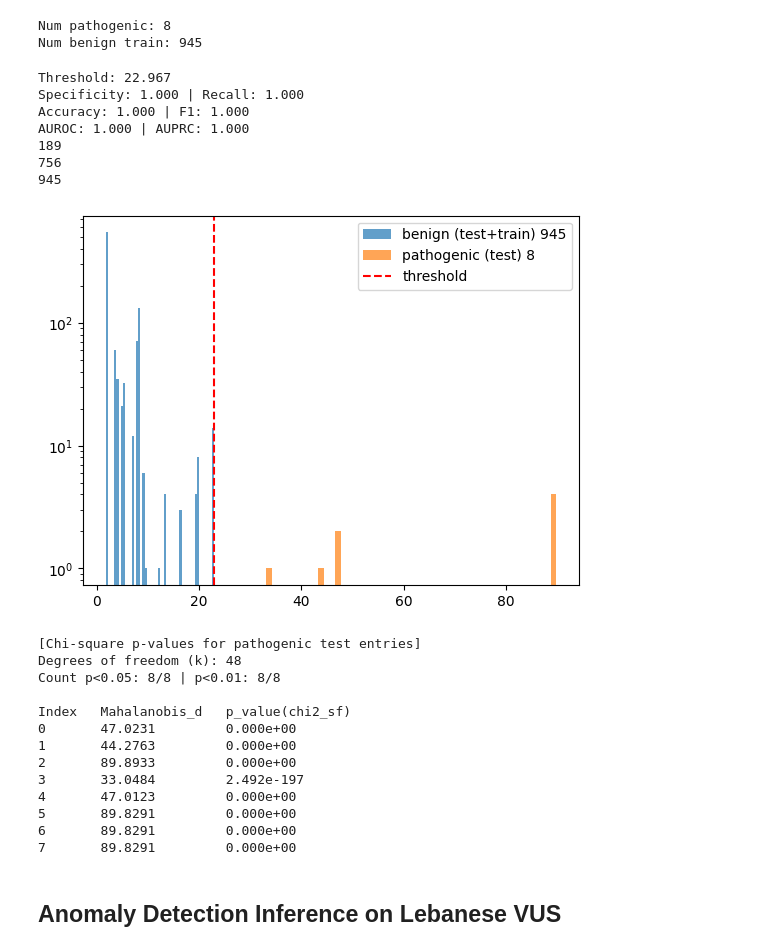
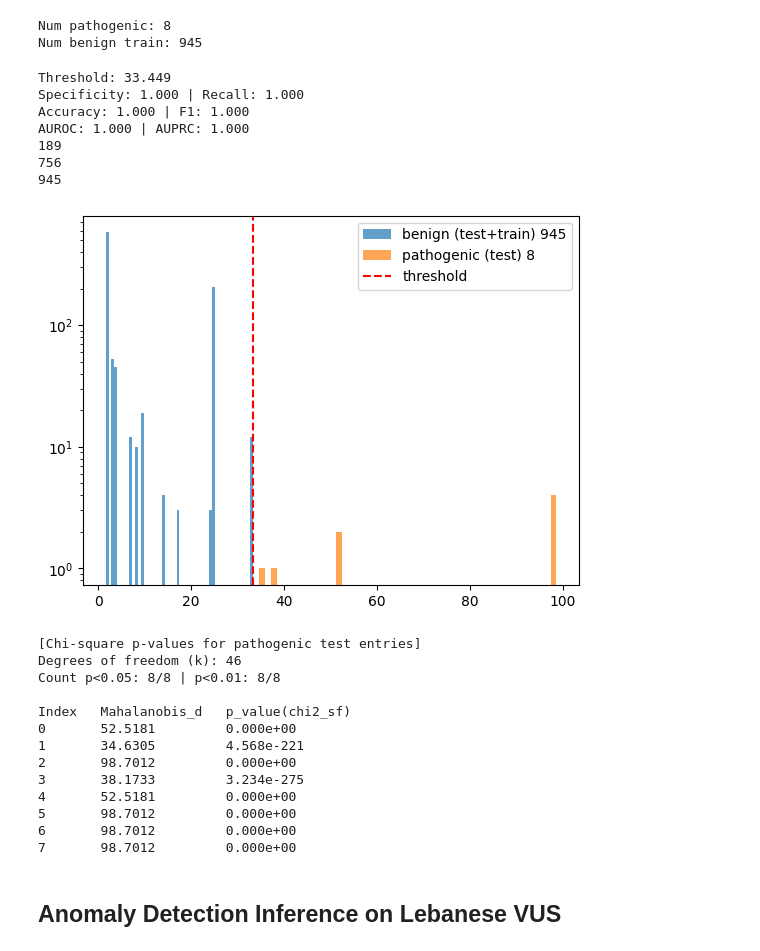
Before and after one commit to zeinshehab/BRCA1_VUS_Classification, a Jupyter notebook: model.ipynb, the cells around one changed output. Saved outputs shown, nothing was run; the diff lists cells and outputs as text; code cells hidden in the pictures.

```diff
--- a/model.ipynb
+++ b/model.ipynb
@@ -71,5 +72,5 @@ X_train, X_test, y_train, y_test = train_test_split(X, y, test_size=0.2, random_
 X_train.replace("999", np.nan, inplace=True)
 X_test.replace("999", np.nan, inplace=True)
 vus_test.replace("999", np.nan, inplace=True)
-X_train_benign.replace("999", np.nan, inplace=True)
-X_test_pathogenic.replace("999", np.nan, inplace=True)
+X_benign.replace("999", np.nan, inplace=True)
+X_pathogenic.replace("999", np.nan, inplace=True)
@@ -317,8 +327,7 @@ def cross_validate_models(
 # %%
 preprocessor = Pipeline([
 	("drop_all_nan", DropAllNaNColumns()),
-    # ("imputer", SimpleImputer(strategy="median")),
-    ("imputer", SimpleImputer(strategy="constant", fill_value=0)),
+    ("imputer", SimpleImputer(strategy="median", add_indicator=True)),
     ("var_thresh", VarianceThreshold(threshold=1e-5)),
     ("corr_filter", CorrelationFilter(threshold=0.98)),
     ("scaler", StandardScaler()),
@@ -406,32 +413,14 @@ warnings.filterwarnings("ignore", category=RuntimeWarning)
 warnings.filterwarnings("ignore", category=UserWarning)
 
 X_train_benign, X_test_benign = train_test_split(
-    X_train_benign, test_size=0.2, random_state=42, shuffle=True
+    X_benign, test_size=0.2, random_state=42, shuffle=True
 )
 
-X_test_pathogenic = X_test_pathogenic.copy()
+X_test_pathogenic = X_pathogenic.copy()
 
-common = X_train_benign.columns.intersection(
-    X_test_benign.columns
-).intersection(X_test_pathogenic.columns)
-
-Xtr = X_train_benign[common].copy()
-Xtb = X_test_benign[common].copy()
-Xtp = X_test_pathogenic[common].copy()
-
-non_allnan = Xtr.columns[Xtr.notna().any(axis=0)]
-Xtr = Xtr[non_allnan]; Xtb = Xtb[non_allnan]; Xtp = Xtp[non_allnan]
-non_const = Xtr.columns[Xtr.nunique() > 1]
-Xtr = Xtr[non_const]; Xtb = Xtb[non_const]; Xtp = Xtp[non_const]
-
-Xtr = Xtr.fillna(Xtr.median())
-Xtb = Xtb.fillna(Xtr.median())
-Xtp = Xtp.fillna(Xtr.median())
-
-scaler = StandardScaler().fit(Xtr)
-Ztr = scaler.transform(Xtr)
-Ztb = scaler.transform(Xtb)
-Ztp = scaler.transform(Xtp)
+Ztr = preprocessor.fit_transform(X_train_benign)
+Ztb = preprocessor.transform(X_test_benign)
+Ztp = preprocessor.transform(X_test_pathogenic)
 
 robust_cov = MinCovDet().fit(Ztr)
 
@@ -463,48 +452,48 @@ print(len(d_tb))
 print(len(d_tr))
 print(len(joined))
 plt.hist(joined, bins=50, alpha=0.7, label=f"benign (test+train) {len(joined)}")
 plt.hist(d_tp, bins=50, alpha=0.7, label=f"pathogenic (test) {len(d_tp)}")
 plt.axvline(train_threshold, color='red', linestyle='--', label='threshold')
 plt.yscale("log")
 plt.legend()
 plt.show()
 
 # Under MVN assumptions, squared Mahalanobis distances ~ chi2_k,
 # where k is the feature dimensionality after preprocessing.
 k = Ztr.shape[1]
 pvals_tp = chi2.sf(d_tp**2, df=k)  # survival function = 1 - CDF
 
 n05 = np.sum(pvals_tp < 0.05)
 n01 = np.sum(pvals_tp < 0.01)
 print("\n[Chi-square p-values for pathogenic test entries]")
 print(f"Degrees of freedom (k): {k}")
 print(f"Count p<0.05: {n05}/{len(pvals_tp)} | p<0.01: {n01}/{len(pvals_tp)}")
 
 print("\nIndex\tMahalanobis_d\tp_value(chi2_sf)")
 for i, (d_i, p_i) in enumerate(zip(d_tp, pvals_tp)):
     print(f"{i}\t{d_i:.4f}\t\t{p_i:.3e}")
 # %% [output]
-Threshold: 22.967
+Threshold: 33.449
 Specificity: 1.000 | Recall: 1.000
 Accuracy: 1.000 | F1: 1.000
 AUROC: 1.000 | AUPRC: 1.000
 189
 756
 945
-[figure, old version]
+[figure, new version]
 [Chi-square p-values for pathogenic test entries]
-Degrees of freedom (k): 48
+Degrees of freedom (k): 46
 Count p<0.05: 8/8 | p<0.01: 8/8
 
 Index   Mahalanobis_d   p_value(chi2_sf)
-0       47.0231         0.000e+00
-1       44.2763         0.000e+00
-2       89.8933         0.000e+00
-3       33.0484         2.492e-197
-4       47.0123         0.000e+00
-5       89.8291         0.000e+00
-6       89.8291         0.000e+00
-7       89.8291         0.000e+00
+0       52.5181         0.000e+00
+1       34.6305         4.568e-221
+2       98.7012         0.000e+00
+3       38.1733         3.234e-275
+4       52.5181         0.000e+00
+5       98.7012         0.000e+00
+6       98.7012         0.000e+00
+7       98.7012         0.000e+00
 # %% [markdown]
 ## Anomaly Detection Inference on Lebanese VUS
 # %%
```
Also changed, not shown: parts of 7 cells of this notebook.
